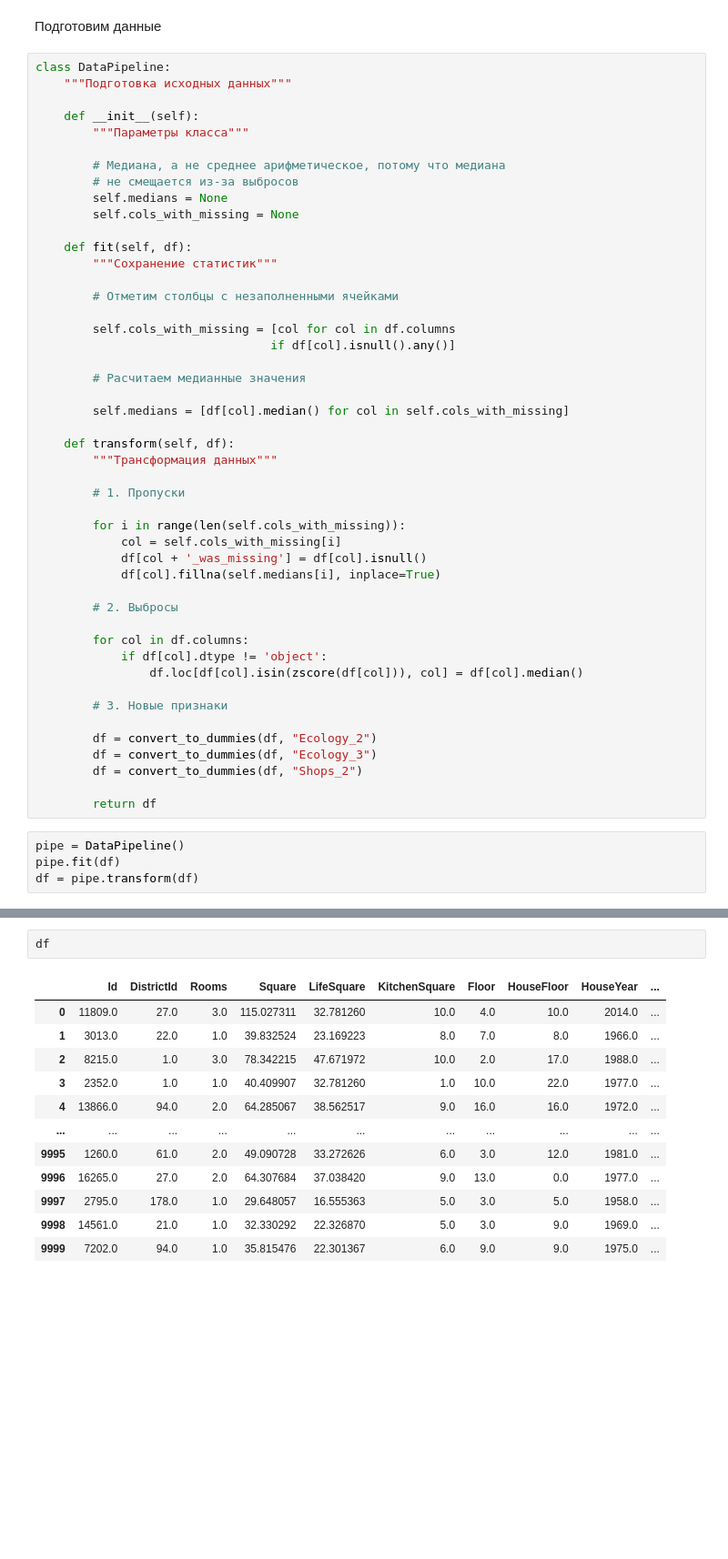
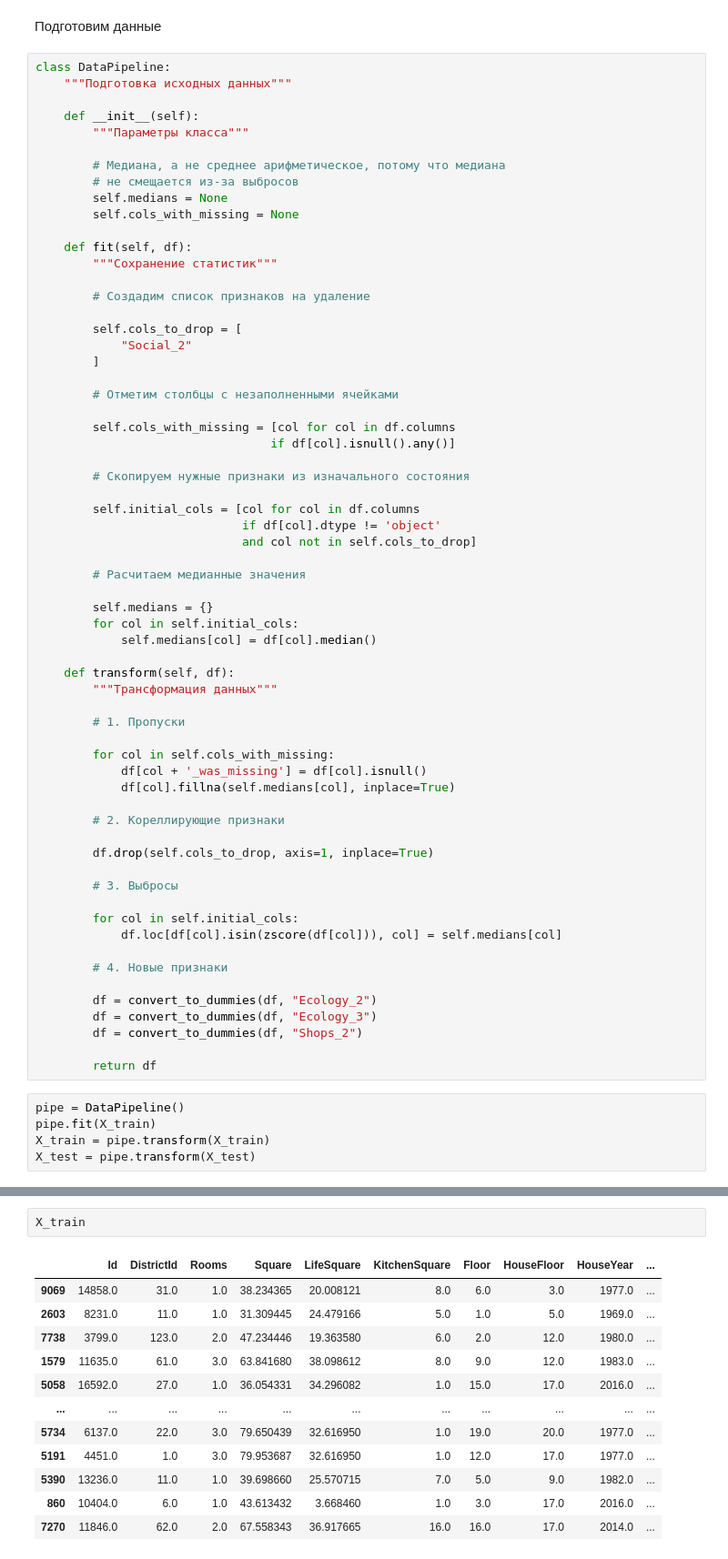
Before and after one commit to FlightBlaze/ds-course-work, a Jupyter notebook: course-work.ipynb, the cells around one changed output, grey strips where cells are left out. Shown: that part at 91% size. Saved outputs shown, nothing was run; the diff lists cells and outputs as text; blank space fills up the shorter version.

```diff
--- a/course-work.ipynb
+++ b/course-work.ipynb
@@ -60,32 +103,48 @@ class DataPipeline:
     def fit(self, df):
         """Сохранение статистик"""
 
+        # Создадим список признаков на удаление
+
+        self.cols_to_drop = [
+            "Social_2"
+        ]
+
         # Отметим столбцы с незаполненными ячейками
 
         self.cols_with_missing = [col for col in df.columns
                                  if df[col].isnull().any()]
 
+        # Скопируем нужные признаки из изначального состояния
+
+        self.initial_cols = [col for col in df.columns
+                             if df[col].dtype != 'object'
+                             and col not in self.cols_to_drop]
+
         # Раcчитаем медианные значения
 
-        self.medians = [df[col].median() for col in self.cols_with_missing]
+        self.medians = {}
+        for col in self.initial_cols:
+            self.medians[col] = df[col].median()
 
     def transform(self, df):
         """Трансформация данных"""
 
         # 1. Пропуски
 
-        for i in range(len(self.cols_with_missing)):
-            col = self.cols_with_missing[i]
+        for col in self.cols_with_missing:
             df[col + '_was_missing'] = df[col].isnull()
-            df[col].fillna(self.medians[i], inplace=True)
+            df[col].fillna(self.medians[col], inplace=True)
 
-        # 2. Выбросы
+        # 2. Кореллирующие признаки
 
-        for col in df.columns:
-            if df[col].dtype != 'object':
-                df.loc[df[col].isin(zscore(df[col])), col] = df[col].median()
+        df.drop(self.cols_to_drop, axis=1, inplace=True)
 
-        # 3. Новые признаки
+        # 3. Выбросы
+
+        for col in self.initial_cols:
+            df.loc[df[col].isin(zscore(df[col])), col] = self.medians[col]
+
+        # 4. Новые признаки
 
         df = convert_to_dummies(df, "Ecology_2")
         df = convert_to_dummies(df, "Ecology_3")
@@ -94,5 +153,6 @@ class DataPipeline:
         return df
 # %%
 pipe = DataPipeline()
-pipe.fit(df)
-df = pipe.transform(df)
+pipe.fit(X_train)
+X_train = pipe.transform(X_train)
+X_test = pipe.transform(X_test)
@@ -99,15 +178,15 @@ df = pipe.transform(df)
 # %%
-df
+X_train
 # %% [output]
 |  | Id | DistrictId | Rooms | Square | LifeSquare | KitchenSquare | Floor | HouseFloor | HouseYear | ... |
-| 0 | 11809.0 | 27.0 | 3.0 | 115.027311 | 32.781260 | 10.0 | 4.0 | 10.0 | 2014.0 | ... |
-| 1 | 3013.0 | 22.0 | 1.0 | 39.832524 | 23.169223 | 8.0 | 7.0 | 8.0 | 1966.0 | ... |
-| 2 | 8215.0 | 1.0 | 3.0 | 78.342215 | 47.671972 | 10.0 | 2.0 | 17.0 | 1988.0 | ... |
-| 3 | 2352.0 | 1.0 | 1.0 | 40.409907 | 32.781260 | 1.0 | 10.0 | 22.0 | 1977.0 | ... |
-| 4 | 13866.0 | 94.0 | 2.0 | 64.285067 | 38.562517 | 9.0 | 16.0 | 16.0 | 1972.0 | ... |
+| 9069 | 14858.0 | 31.0 | 1.0 | 38.234365 | 20.008121 | 8.0 | 6.0 | 3.0 | 1977.0 | ... |
+| 2603 | 8231.0 | 11.0 | 1.0 | 31.309445 | 24.479166 | 5.0 | 1.0 | 5.0 | 1969.0 | ... |
+| 7738 | 3799.0 | 123.0 | 2.0 | 47.234446 | 19.363580 | 6.0 | 2.0 | 12.0 | 1980.0 | ... |
+| 1579 | 11635.0 | 61.0 | 3.0 | 63.841680 | 38.098612 | 8.0 | 9.0 | 12.0 | 1983.0 | ... |
+| 5058 | 16592.0 | 27.0 | 1.0 | 36.054331 | 34.296082 | 1.0 | 15.0 | 17.0 | 2016.0 | ... |
 | ... | ... | ... | ... | ... | ... | ... | ... | ... | ... | ... |
-| 9995 | 1260.0 | 61.0 | 2.0 | 49.090728 | 33.272626 | 6.0 | 3.0 | 12.0 | 1981.0 | ... |
-| 9996 | 16265.0 | 27.0 | 2.0 | 64.307684 | 37.038420 | 9.0 | 13.0 | 0.0 | 1977.0 | ... |
-| 9997 | 2795.0 | 178.0 | 1.0 | 29.648057 | 16.555363 | 5.0 | 3.0 | 5.0 | 1958.0 | ... |
-| 9998 | 14561.0 | 21.0 | 1.0 | 32.330292 | 22.326870 | 5.0 | 3.0 | 9.0 | 1969.0 | ... |
-| 9999 | 7202.0 | 94.0 | 1.0 | 35.815476 | 22.301367 | 6.0 | 9.0 | 9.0 | 1975.0 | ... |
+| 5734 | 6137.0 | 22.0 | 3.0 | 79.650439 | 32.616950 | 1.0 | 19.0 | 20.0 | 1977.0 | ... |
+| 5191 | 4451.0 | 1.0 | 3.0 | 79.953687 | 32.616950 | 1.0 | 12.0 | 17.0 | 1977.0 | ... |
+| 5390 | 13236.0 | 11.0 | 1.0 | 39.698660 | 25.570715 | 7.0 | 5.0 | 9.0 | 1982.0 | ... |
+| 860 | 10404.0 | 6.0 | 1.0 | 43.613432 | 3.668460 | 1.0 | 3.0 | 17.0 | 2016.0 | ... |
+| 7270 | 11846.0 | 62.0 | 2.0 | 67.558343 | 36.917665 | 16.0 | 16.0 | 17.0 | 2014.0 | ... |
```
Also changed, not shown: parts of 18 cells of this notebook.
